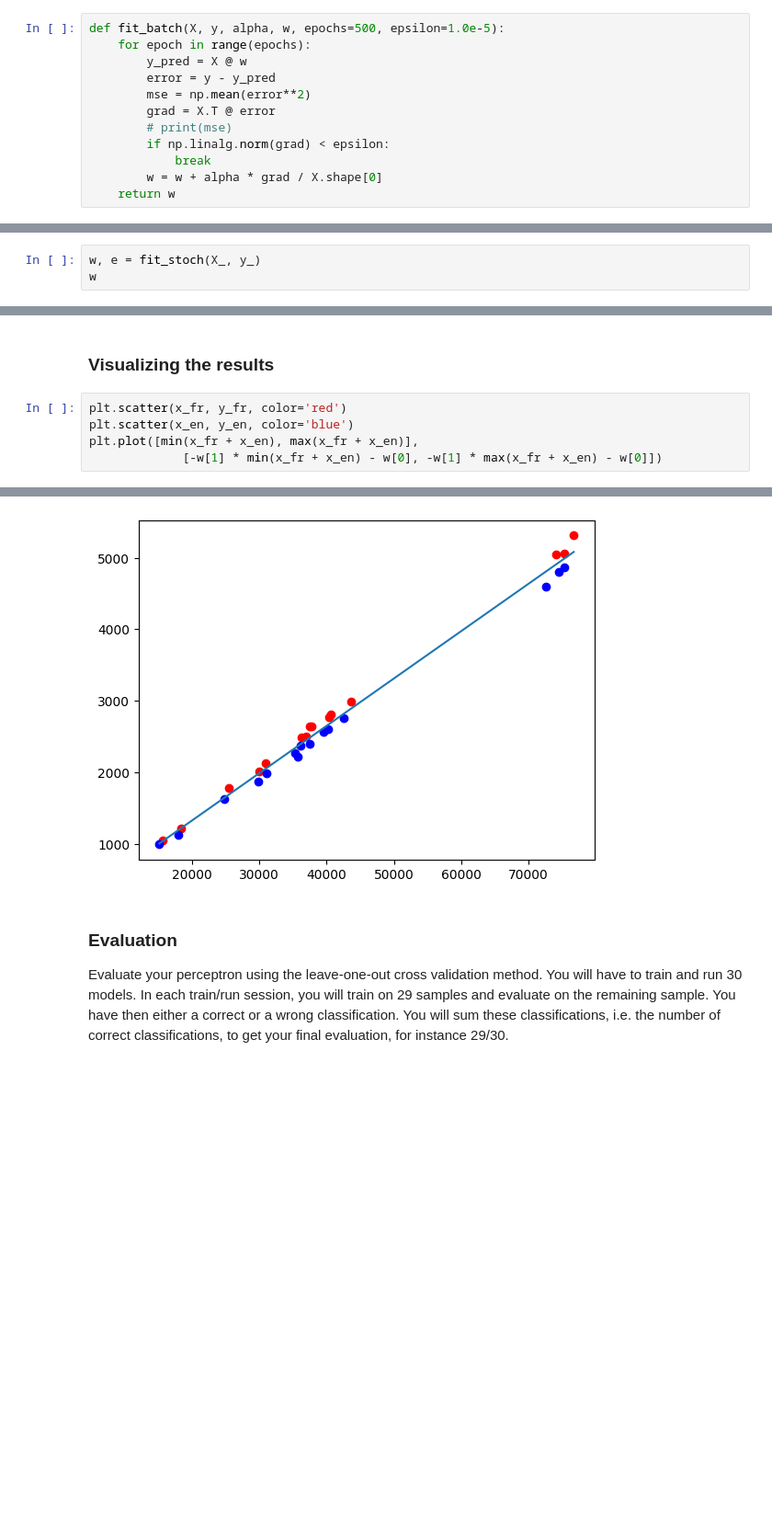
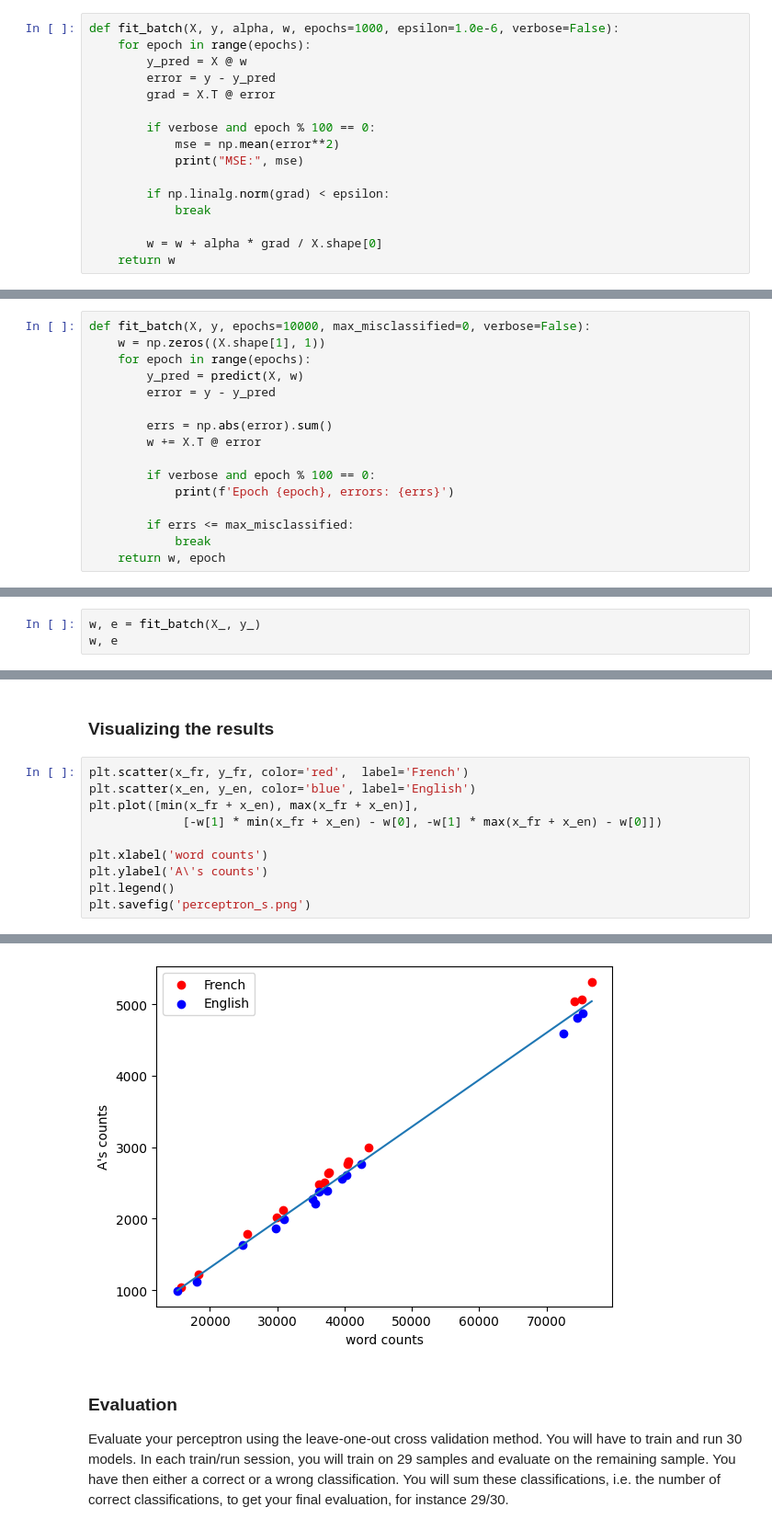
Before and after one commit to ondini/LTH_AI, a Jupyter notebook: 03_Ex/ai_lab_perceptron_students.ipynb, the cells around one changed output, grey strips where cells are left out. Shown at 92% size. Drawn from its saved outputs; the diff is of its cells as text; blank space fills up the shorter version.

```diff
--- a/03_Ex/ai_lab_perceptron_students.ipynb
+++ b/03_Ex/ai_lab_perceptron_students.ipynb
@@ -139,15 +140,19 @@ Implement the descent functions. You will pass `X`, `y`, the learning rate in th
 # %% [markdown]
 Batch descent
 # %%
-def fit_batch(X, y, alpha, w, epochs=500, epsilon=1.0e-5):
+def fit_batch(X, y, alpha, w, epochs=1000, epsilon=1.0e-6, verbose=False):
     for epoch in range(epochs):
         y_pred = X @ w
         error = y - y_pred
-        mse = np.mean(error**2)
         grad = X.T @ error
-        # print(mse)
+
+        if verbose and epoch % 100 == 0:
+            mse = np.mean(error**2)
+            print("MSE:", mse)
+
         if np.linalg.norm(grad) < epsilon:
             break
+
         w = w + alpha * grad / X.shape[0]
     return w
 # %% [markdown]
@@ -359,9 +368,25 @@ def fit_stoch(X, y, epochs=1000, max_misclassified=0, verbose=False):
         if errs <= max_misclassified:
             break
     return w, epoch
+# %%
+def fit_batch(X, y, epochs=10000, max_misclassified=0, verbose=False):
+    w = np.zeros((X.shape[1], 1))
+    for epoch in range(epochs):
+        y_pred = predict(X, w)
+        error = y - y_pred
+
+        errs = np.abs(error).sum()
+        w += X.T @ error
+
+        if verbose and epoch % 100 == 0:
+            print(f'Epoch {epoch}, errors: {errs}')
+
+        if errs <= max_misclassified:
+            break
+    return w, epoch
 # %% [markdown]
 ### Fitting the dataset
 # %%
-w, e = fit_stoch(X_, y_)
-w
+w, e = fit_batch(X_, y_)
+w, e
 # %% [output]
@@ -379,8 +405,13 @@ Weights with y set to 1 [array([0.]), array([-0.06624972]), array([1.])]
 # %% [markdown]
 ### Visualizing the results
 # %%
-plt.scatter(x_fr, y_fr, color='red')
-plt.scatter(x_en, y_en, color='blue')
+plt.scatter(x_fr, y_fr, color='red',  label='French')
+plt.scatter(x_en, y_en, color='blue', label='English')
 plt.plot([min(x_fr + x_en), max(x_fr + x_en)],
              [-w[1] * min(x_fr + x_en) - w[0], -w[1] * max(x_fr + x_en) - w[0]])
+
+plt.xlabel('word counts')
+plt.ylabel('A\'s counts')
+plt.legend()
+plt.savefig('perceptron_s.png')
 # %% [output]
@@ -388,4 +418,4 @@ plt.plot([min(x_fr + x_en), max(x_fr + x_en)],
-[figure, old version]
+[figure, new version]
 # %% [markdown]
 ### Evaluation
 Evaluate your perceptron using the leave-one-out cross validation method. You will have to train and run 30 models. In each train/run session, you will train on 29 samples and evaluate on the remaining sample. You have then either a correct or a wrong classification. You will sum these classifications, i.e. the number of correct classifications, to get your final evaluation, for instance 29/30.
```
Also changed, not shown: parts of 27 cells of this notebook, 4 other files.
